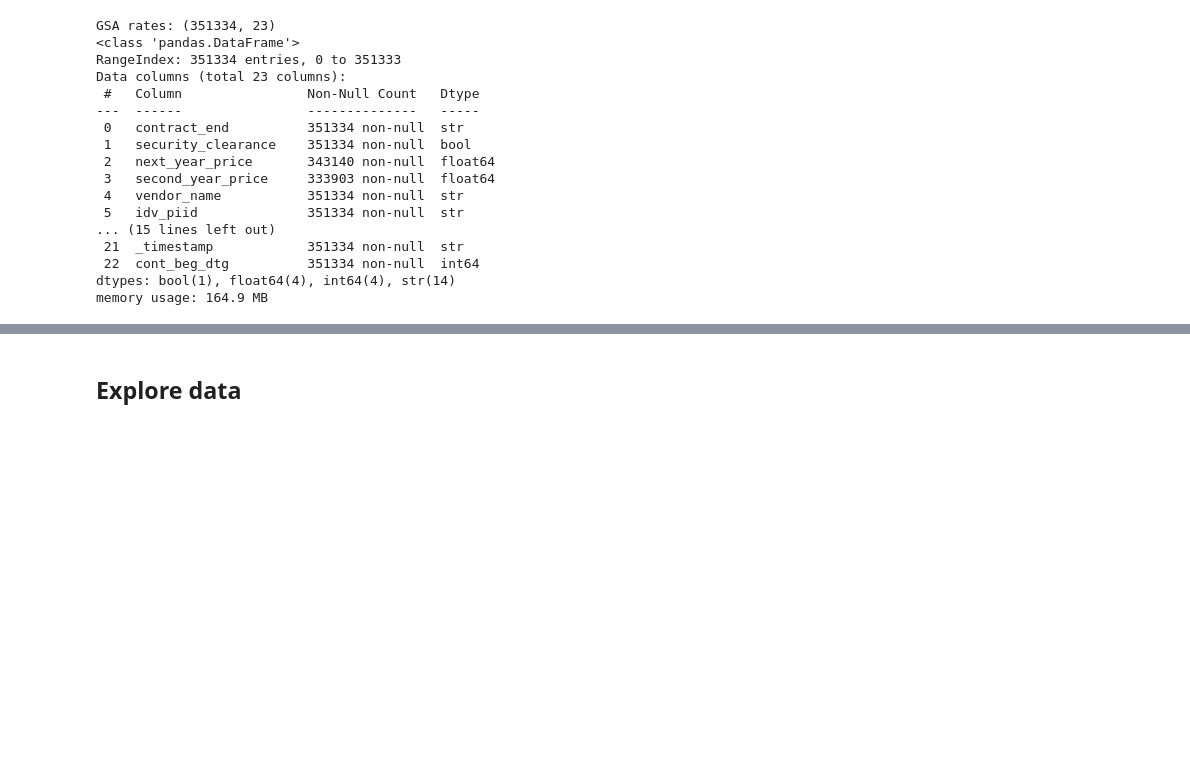
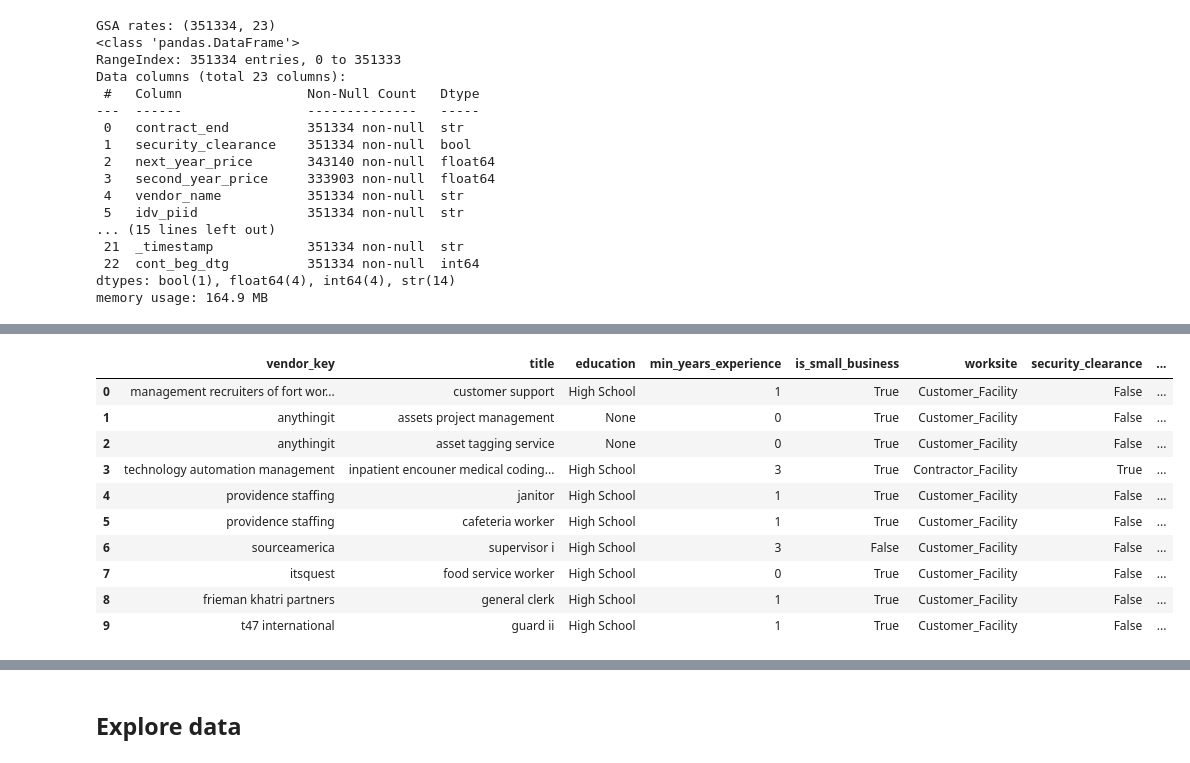
Before and after one commit to Silverdroplet/project_template, a Jupyter notebook: notebook.ipynb, the cells around one changed output, grey strips where cells are left out. Saved outputs shown, nothing was run; the diff lists cells and outputs as text; code cells hidden in the pictures; blank space fills up the shorter version.

```diff
--- a/notebook.ipynb
+++ b/notebook.ipynb
@@ -51,3 +51,6 @@ Data columns (total 23 columns):
  22  cont_beg_dtg          351334 non-null  int64
 dtypes: bool(1), float64(4), int64(4), str(14)
 memory usage: 164.9 MB
+# %%
+pd.set_option('display.max_columns', None)
+raw_rates.head()
@@ -179,0 +229,15 @@ memory usage: 79.0 MB
+# %%
+pd.set_option('display.max_columns', None)
+rates.head(10)
+# %% [output]
+|  | vendor_key | title | education | min_years_experience | is_small_business | worksite | security_clearance | ... |
+| 0 | management recruiters of fort wor... | customer support | High School | 1 | True | Customer_Facility | False | ... |
+| 1 | anythingit | assets project management | None | 0 | True | Customer_Facility | False | ... |
+| 2 | anythingit | asset tagging service | None | 0 | True | Customer_Facility | False | ... |
+| 3 | technology automation management | inpatient encouner medical coding... | High School | 3 | True | Contractor_Facility | True | ... |
+| 4 | providence staffing | janitor | High School | 1 | True | Customer_Facility | False | ... |
+| 5 | providence staffing | cafeteria worker | High School | 1 | True | Customer_Facility | False | ... |
+| 6 | sourceamerica | supervisor i | High School | 3 | False | Customer_Facility | False | ... |
+| 7 | itsquest | food service worker | High School | 0 | True | Customer_Facility | False | ... |
+| 8 | frieman khatri partners | general clerk | High School | 1 | True | Customer_Facility | False | ... |
+| 9 | t47 international | guard ii | High School | 1 | True | Customer_Facility | False | ... |
```
Also changed, not shown: parts of 12 cells of this notebook.
